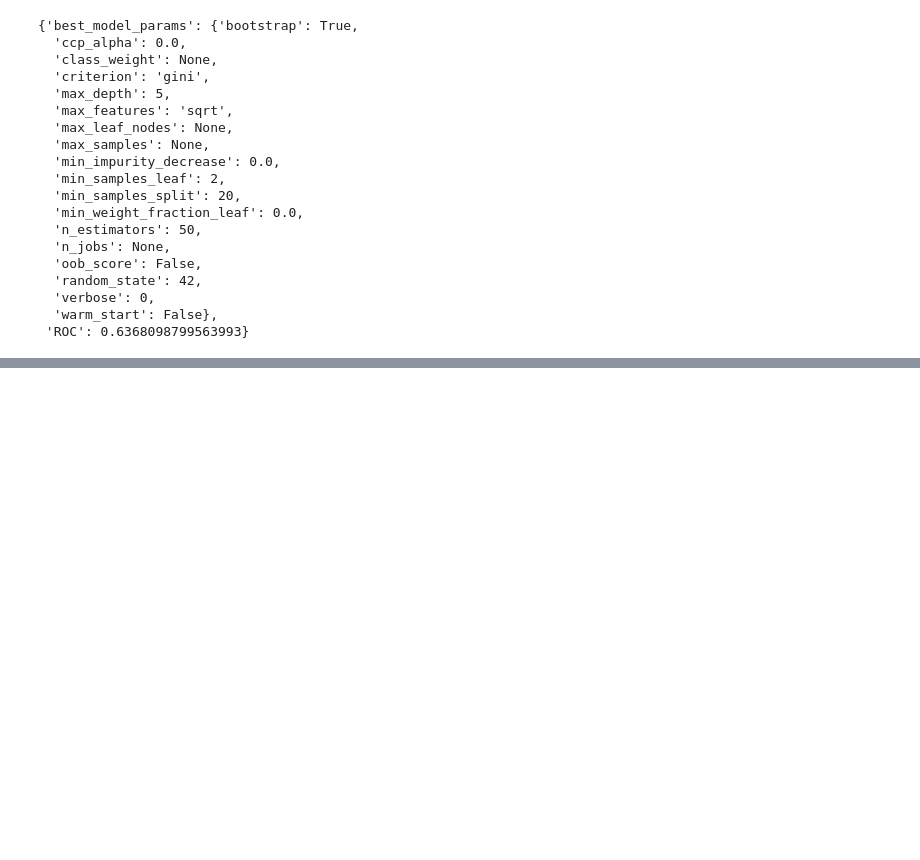
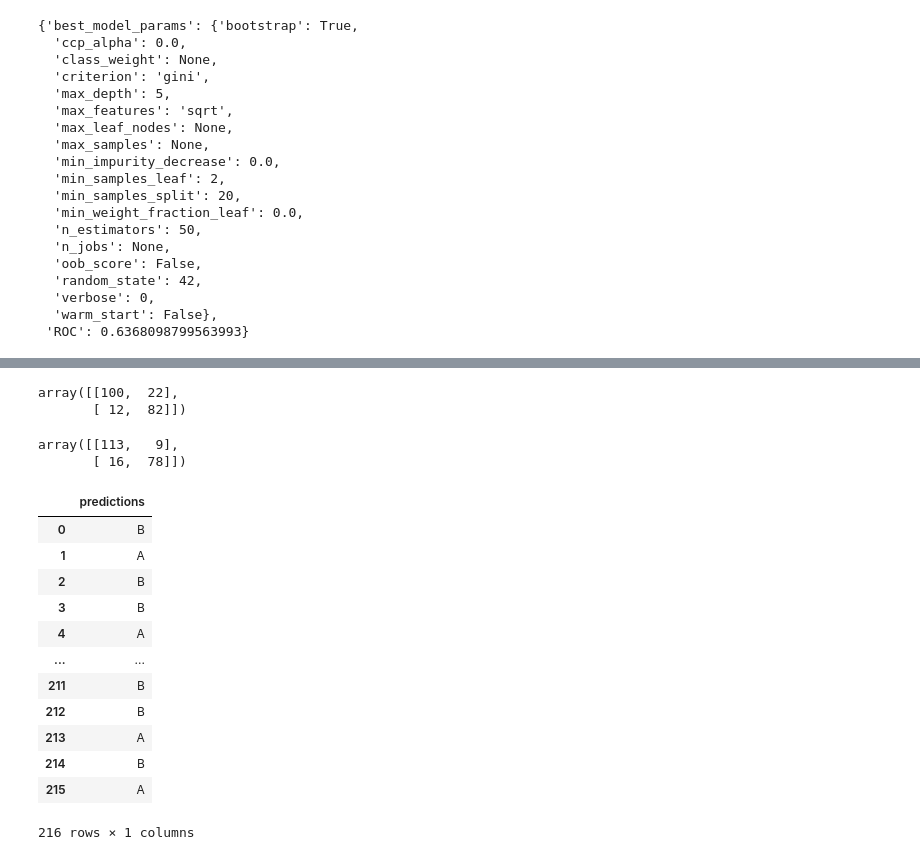
Before and after one commit to falken1983/PDS01_datathon, a Jupyter notebook: datathon_blueberry.ipynb, the cells around one changed output, grey strips where cells are left out. Cells and saved outputs as stored; diff of their text form; code cells hidden in the pictures; blank space fills up the shorter version.

```diff
--- a/datathon_blueberry.ipynb
+++ b/datathon_blueberry.ipynb
@@ -1857,0 +1989,6 @@ with open("best_model.pkl","wb+") as fmodel:
+# %%
+with open("./best_model_features.yaml","r") as f:
+    structure = yaml.safe_load(f)
+
+th_star = structure["ROC"]
+train_x = train_x[best_model.feature_names_in_]
@@ -1857,0 +2060,8 @@ with open("best_model.pkl","wb+") as fmodel:
+# %%
+test_x = test_x[best_model.feature_names_in_]
+
+test_pred = best_model.predict(test_x)
+test_acc = accuracy_score(test_y, test_pred)
+print(f"Accuracy Score on Test: {100*test_acc:.1f}%\n")
+
+print(classification_report(test_y, test_pred))
@@ -1857,0 +2085,6 @@ with open("best_model.pkl","wb+") as fmodel:
+# %%
+# Applying optimal treshold for enhancing acc score on both (train, test) sets
+test_pred_star = np.where(best_model.predict_proba(test_x)[:,1]>th_star,1,0)
+
+test_acc_star = accuracy_score(test_y, test_pred_star)
+print(f"Accuracy Score on Train: {100*test_acc_star:.1f}%")
@@ -1857,0 +2104,26 @@ with open("best_model.pkl","wb+") as fmodel:
+# %%
+confusion_matrix(test_y, test_pred)
+# %% [output]
+array([[100,  22],
+       [ 12,  82]])
+# %%
+confusion_matrix(test_y, test_pred_star) # An obvious improvement with
+# %% [output]
+array([[113,   9],
+       [ 16,  78]])
+# %%
+pd.Series(test_pred_star).map({0: "A", 1: "B"}).to_frame(name="predictions")
+# %% [output]
+|  | predictions |
+| 0 | B |
+| 1 | A |
+| 2 | B |
+| 3 | B |
+| 4 | A |
+| ... | ... |
+| 211 | B |
+| 212 | B |
+| 213 | A |
+| 214 | B |
+| 215 | A |
+216 rows × 1 columns
```
Also changed, not shown: parts of 31 cells of this notebook, 2 other files.
